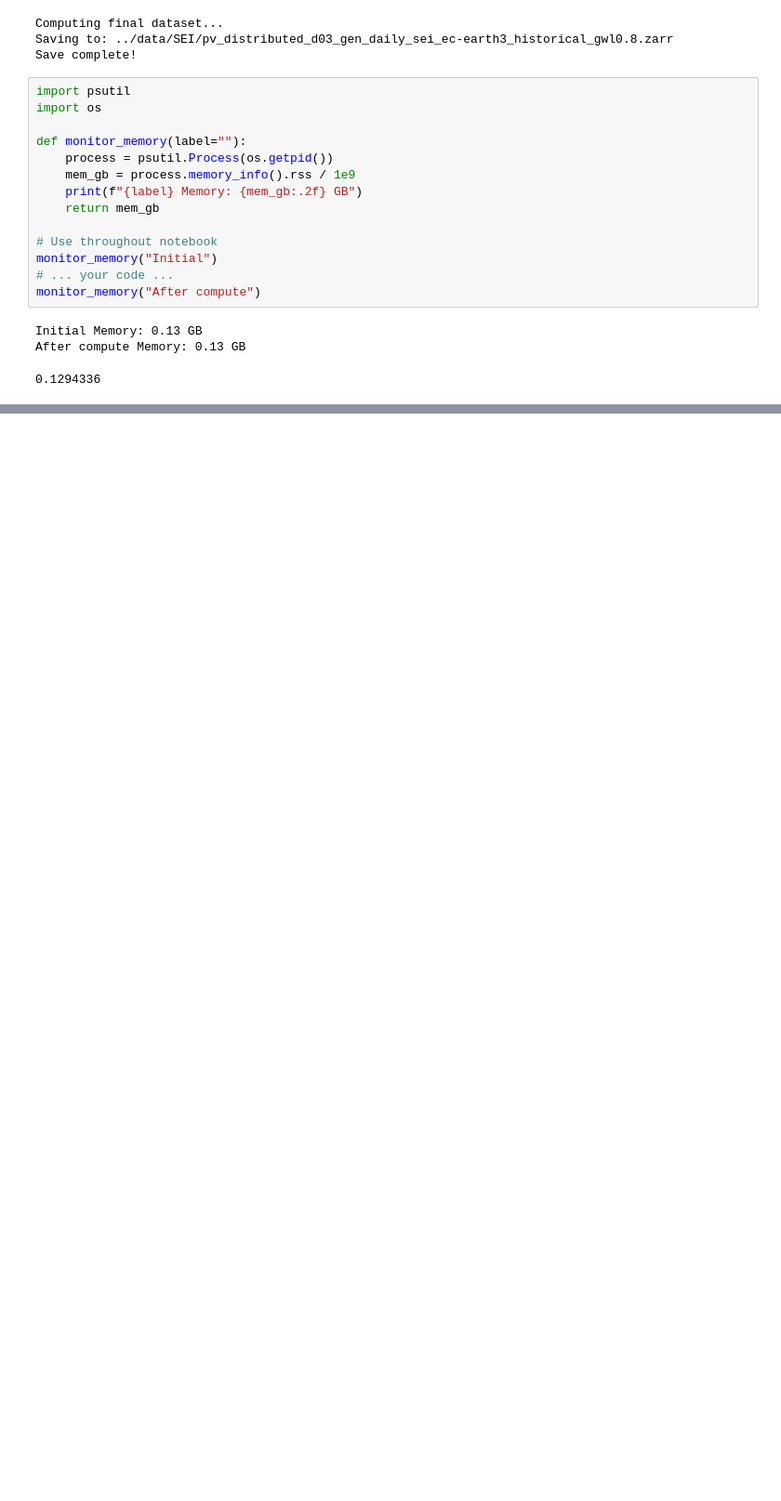
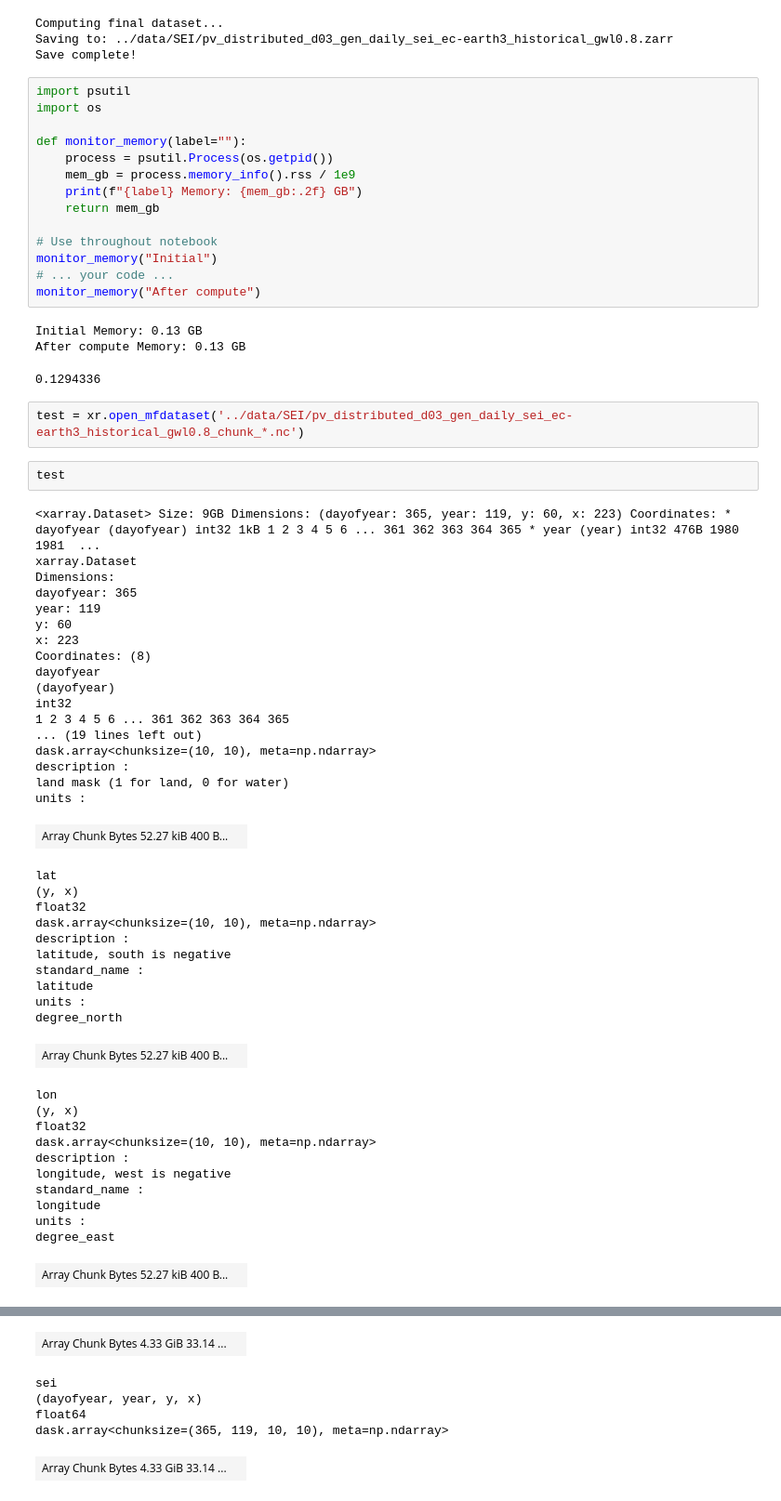
Before and after one commit to Eagle-Rock-Analytics/renewable-analysis, a Jupyter notebook: notebooks/test_less_redundant_window_sei.ipynb, the cells around one changed output, grey strips where cells are left out. Shown at 93% size. Cells and saved outputs as stored; diff of their text form; blank space fills up the shorter version.

```diff
--- a/notebooks/test_less_redundant_window_sei.ipynb
+++ b/notebooks/test_less_redundant_window_sei.ipynb
@@ -368,3 +368,48 @@ monitor_memory("After compute")
 Initial Memory: 0.13 GB
 After compute Memory: 0.13 GB
 0.1294336
+# %%
+test = xr.open_mfdataset('../data/SEI/pv_distributed_d03_gen_daily_sei_ec-earth3_historical_gwl0.8_chunk_*.nc')
+# %%
+test
+# %% [output]
+<xarray.Dataset> Size: 9GB Dimensions: (dayofyear: 365, year: 119, y: 60, x: 223) Coordinates: * dayofyear (dayofyear) int32 1kB 1 2 3 4 5 6 ... 361 362 363 364 365 * year (year) int32 476B 1980 1981  ...
+xarray.Dataset
+Dimensions:
+dayofyear: 365
+year: 119
+y: 60
+x: 223
+Coordinates: (8)
+dayofyear
+(dayofyear)
+int32
+1 2 3 4 5 6 ... 361 362 363 364 365
+... (19 lines left out)
+dask.array<chunksize=(10, 10), meta=np.ndarray>
+description :
+land mask (1 for land, 0 for water)
+units :
+| Array Chunk Bytes 52.27 kiB 400 B... |  |
+lat
+(y, x)
+float32
+dask.array<chunksize=(10, 10), meta=np.ndarray>
+description :
+latitude, south is negative
+standard_name :
+latitude
+units :
+degree_north
+| Array Chunk Bytes 52.27 kiB 400 B... |  |
+lon
+(y, x)
+float32
+dask.array<chunksize=(10, 10), meta=np.ndarray>
+description :
+longitude, west is negative
+standard_name :
+longitude
+units :
+degree_east
+| Array Chunk Bytes 52.27 kiB 400 B... |  |
@@ -370,0 +436,6 @@ After compute Memory: 0.13 GB
+| Array Chunk Bytes 4.33 GiB 33.14 ... |  |
+sei
+(dayofyear, year, y, x)
+float64
+dask.array<chunksize=(365, 119, 10, 10), meta=np.ndarray>
+| Array Chunk Bytes 4.33 GiB 33.14 ... |  |
```
Also changed, not shown: parts of 3 cells of this notebook, 2 other files.
